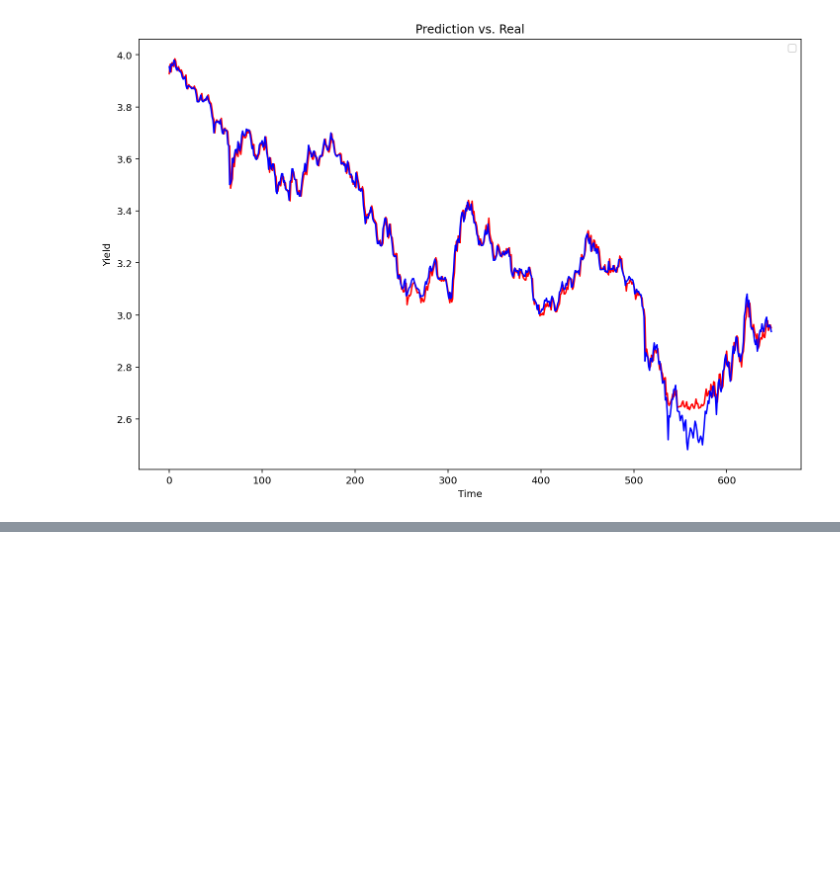
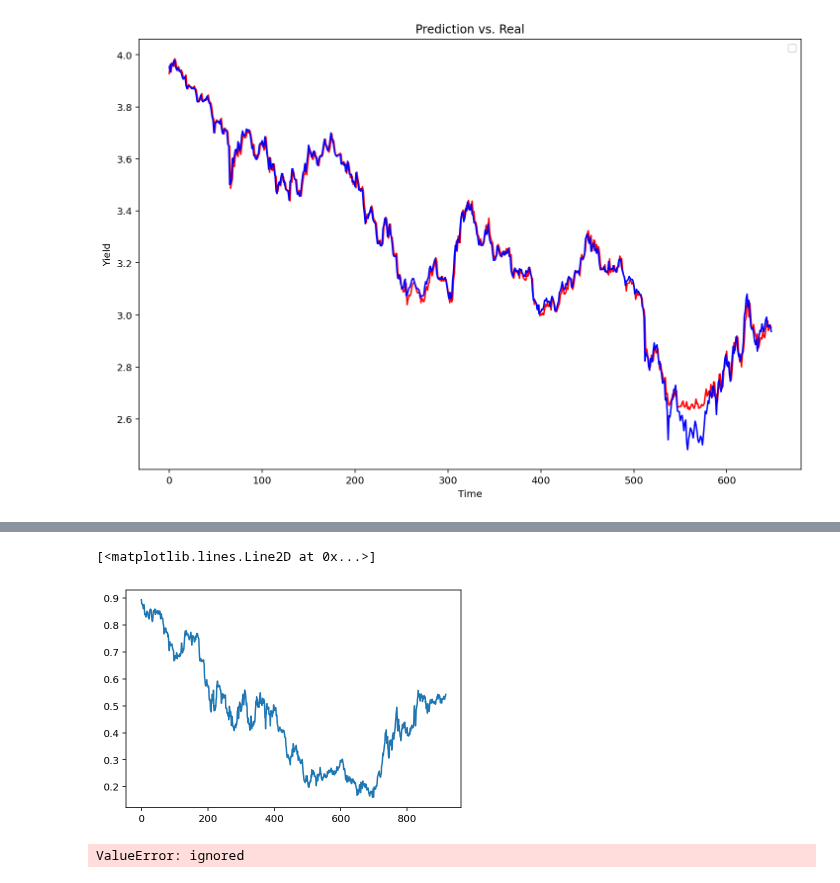
Before and after one commit to wl2748/5242_project, a Jupyter notebook: CNN_TS.ipynb, the cells around one changed output, grey strips where cells are left out. Drawn from its saved outputs; the diff is of its cells as text; code cells hidden in the pictures; blank space fills up the shorter version.

```diff
--- a/CNN_TS.ipynb
+++ b/CNN_TS.ipynb
@@ -122,7 +122,8 @@ model_cnn = tf.keras.Sequential([
                 tf.keras.layers.Flatten(),
                 tf.keras.layers.Dense(50, activation='relu'),
                 tf.keras.layers.Dropout(.2),
-                tf.keras.layers.Dense(5, activation = 'relu')
+                tf.keras.layers.Dense(5, activation = 'relu'),
+                tf.keras.layers.Dense(1, activation='relu')
 
 ])
 # %%
@@ -146,9 +147,7 @@ Trainable params: 69,745
 Non-trainable params: 0
 _________________________________________________________________
 # %%
-model_cnn.compile(optimizer=tf.keras.optimizers.Adam(), loss="mean_squared_error", metrics=['accuracy'])
+model_cnn.compile(optimizer=tf.keras.optimizers.Adam(), loss="mean_squared_error")
-# %%
-train = tf.data.Dataset.from_tensor_slices((x_train, y_train))
 # %%
 history = model_cnn.fit(train.shuffle(10000).repeat(10).batch(64).prefetch(1), epochs=e, verbose=2,validation_data=(x_test, y_test)
                      , callbacks=[early_stopping_cb])
@@ -194,0 +200,12 @@ No handles with labels found to put in legend.
+# %%
+#Start from 2/3 timestamps
+
+t = int(2*x_train.shape[0]/3)
+
+prediction = []
+
+while t<x_train.shape[0]:
+    model_cnn.fit(x_train[:t], y_train[:t], epochs=e, verbose=1 if t % 100 == 0 else 0,validation_data=(x_test, y_test), callbacks=[early_stopping_cb])
+    pred = model_cnn.predict(np.expand_dims(x_train[t], 0)).squeeze()
+    prediction.append(pred)
+    t+=1
@@ -194,0 +230,9 @@ No handles with labels found to put in legend.
+# %%
+plt.plot(prediction)
+# %% [output]
+[<matplotlib.lines.Line2D at 0x...>]
+[figure, added]
+# %%
+np.mean((prediction-y_train[int(x_train.shape[0]/3):].squeeze())**2)
+# %% [output]
+ValueError: ignored
```
Also changed, not shown: parts of 7 cells of this notebook.
